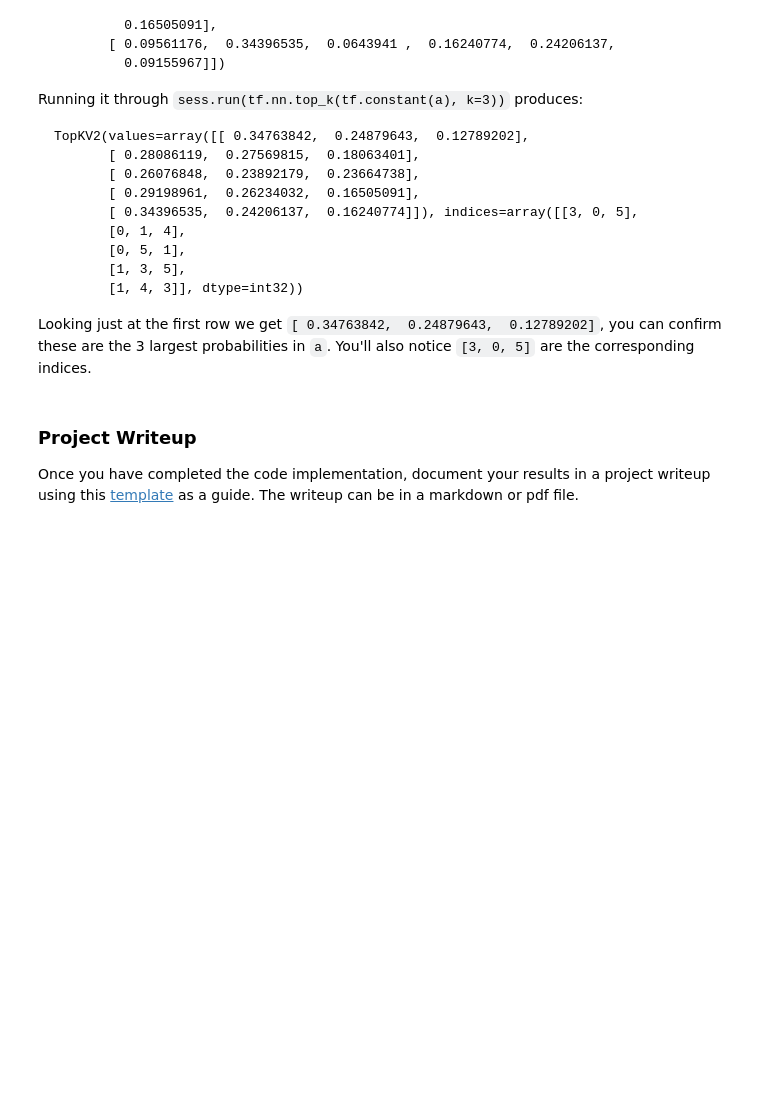
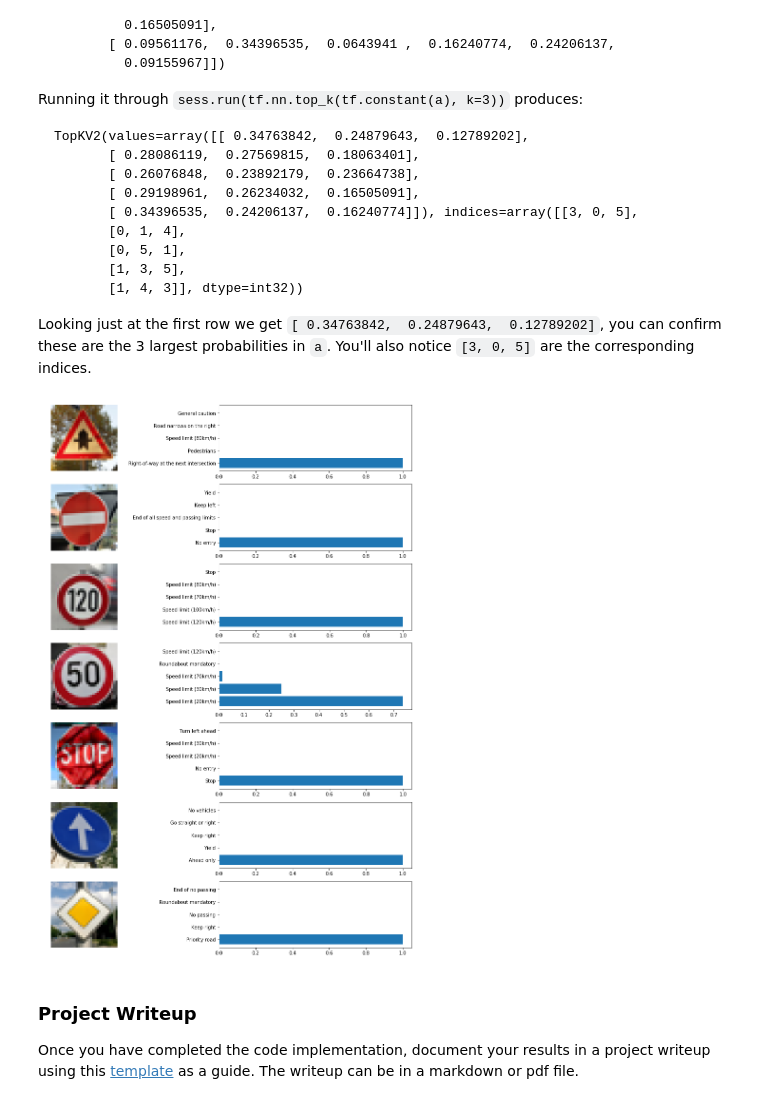
Before and after one commit to mfts/CarND-Traffic-Sign-Classifier-Project, a Jupyter notebook: Traffic_Sign_Classifier.ipynb, the cells around one changed output. Cells and saved outputs as stored; diff of their text form; code cells hidden in the pictures; blank space fills up the shorter version.

```diff
--- a/Traffic_Sign_Classifier.ipynb
+++ b/Traffic_Sign_Classifier.ipynb
@@ -601,6 +610,19 @@ Looking just at the first row we get `[ 0.34763842,  0.24879643,  0.12789202]`,
 # %%
 ### Print out the top five softmax probabilities for the predictions on the German traffic sign images found on the web.
 ### Feel free to use as many code cells as needed.
+
+plt.figure(figsize=(16, 21))
+for i in range(len(my_images)):
+    plt.subplot(len(my_images), 2, 2*i+1)
+    plt.imshow(cv2.cvtColor(my_images[i], cv2.COLOR_BGR2RGB))
+    plt.axis('off')
+    plt.subplot(len(my_images), 2, 2*i+2)
+    plt.barh(np.arange(1, 6, 1), new_top_k.values[i, :])
+    labs=[classes[j] for j in new_top_k.indices[i]]
+    plt.yticks(np.arange(1, 6, 1), labs)
+plt.show()
+# %% [output]
+[figure, added]
 # %% [markdown]
 ### Project Writeup
 
```
Also changed, not shown: parts of 14 cells of this notebook.
